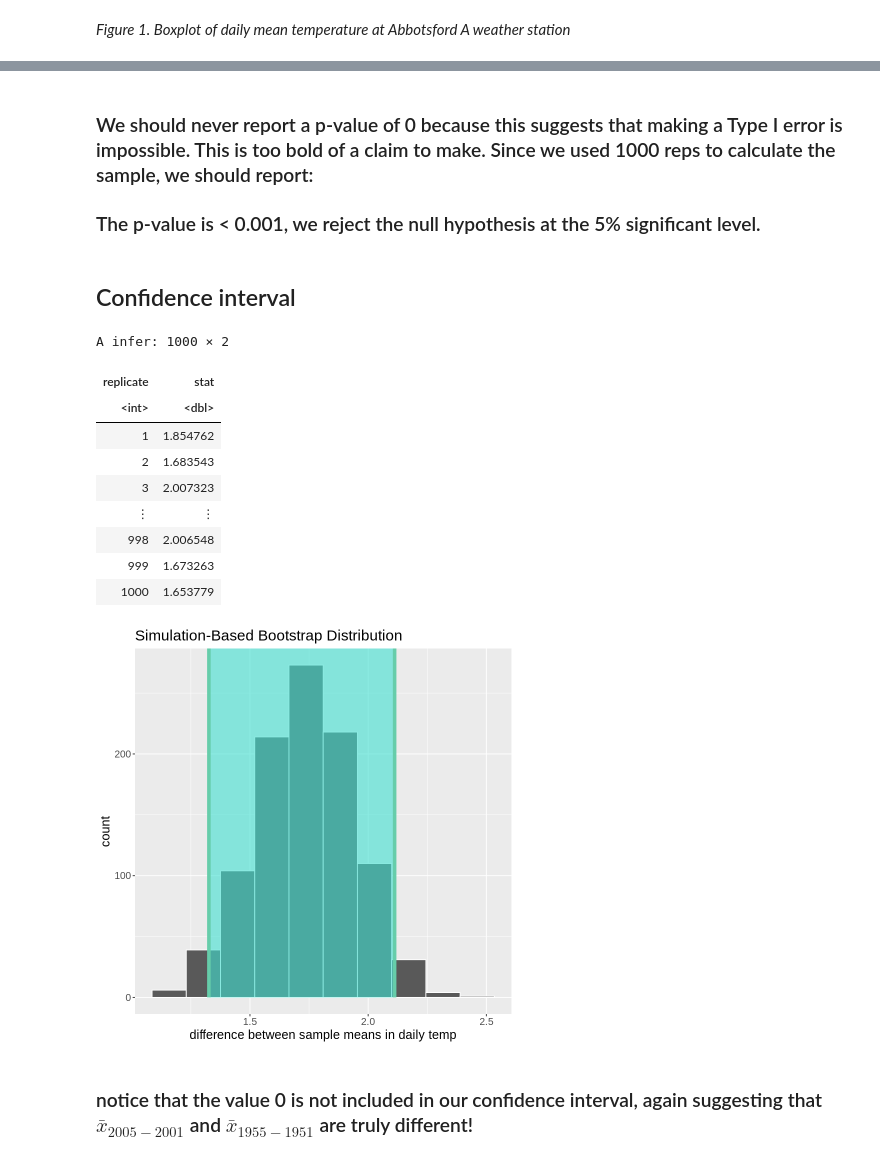
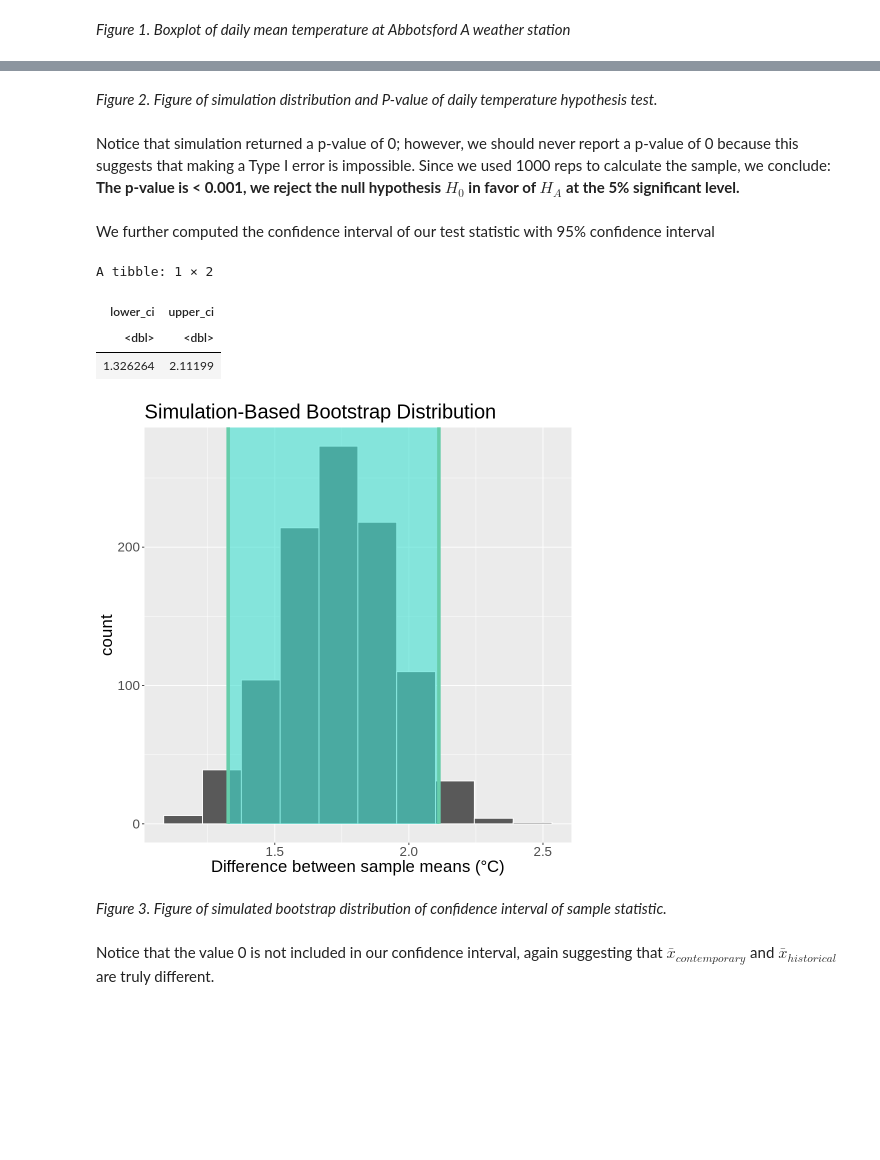
Before and after one commit to yxing6/STAT201-GroupProject-Climate, a Jupyter notebook: STAT201-Group17-ProjectProposal.ipynb, the cells around one changed output, grey strips where cells are left out. Drawn from its saved outputs; the diff is of its cells as text; code cells hidden in the pictures; blank space fills up the shorter version.

```diff
--- a/STAT201-Group17-ProjectProposal.ipynb
+++ b/STAT201-Group17-ProjectProposal.ipynb
@@ -170,36 +157,34 @@ A tibble: 1 × 1
+# %% [markdown]
+*Figure 2. Figure of simulation distribution and P-value of daily temperature hypothesis test.*
 # %% [markdown]
-### We should never report a p-value of 0 because this suggests that making a Type I error is impossible. This is too bold of a claim to make. Since we used 1000 reps to calculate the sample, we should report:
-### The p-value is < 0.001, we reject the null hypothesis at the 5% significant level.
+Notice that simulation returned a p-value of 0; however, we should never report a p-value of 0 because this suggests that making a Type I error is impossible. Since we used 1000 reps to calculate the sample, we conclude:
+**The p-value is < 0.001, we reject the null hypothesis $H_0$ in favor of $H_A$ at the 5% significant level.**
 # %% [markdown]
-## Confidence interval
+We further computed the confidence interval of our test statistic with 95% confidence interval
 # %%
 diff_in_temp_bootstrap_dist <- station_temp %>%
-    specify(formula = Mean_Temp ~ Year) %>%
+    specify(formula = Mean_Temp ~ Category) %>%
     generate(reps = 1000, type = "bootstrap") %>%
     calculate(stat = "diff in means", order = c("contemporary", "historical"))
-diff_in_temp_bootstrap_dist
 
 diff_in_temp_ci <-
      diff_in_temp_bootstrap_dist %>%
      get_confidence_interval(level = 0.95, type = "percentile")
+diff_in_temp_ci
 
 diff_in_temp_ci_plot <- diff_in_temp_bootstrap_dist %>%
     visualize(bins = 10) +
     shade_ci(diff_in_temp_ci) +
-    xlab("difference between sample means in daily temp") +
-    theme(text = element_text(size = 15))
+    xlab("Difference between sample means (°C)") +
+    theme(text = element_text(size = 20))
 diff_in_temp_ci_plot
 # %% [output]
-A infer: 1000 × 2
+A tibble: 1 × 2
-| replicate | stat |
-| <int> | <dbl> |
-| 1 | 1.854762 |
-| 2 | 1.683543 |
-| 3 | 2.007323 |
-| ⋮ | ⋮ |
-| 998 | 2.006548 |
-| 999 | 1.673263 |
-| 1000 | 1.653779 |
+| lower_ci | upper_ci |
+| <dbl> | <dbl> |
+| 1.326264 | 2.11199 |
-[figure, old version]
+[figure, new version]
+# %% [markdown]
+*Figure 3. Figure of simulated bootstrap distribution of confidence interval of sample statistic.*
 # %% [markdown]
-### notice that the value 0 is not included in our confidence interval, again suggesting that $\bar{x}_{2005-2001}$ and $\bar{x}_{1955-1951}$ are truly different!
+Notice that the value 0 is not included in our confidence interval, again suggesting that $\bar{x}_{contemporary}$ and $\bar{x}_{historical}$ are truly different.
```
Also changed, not shown: parts of 14 cells of this notebook.
